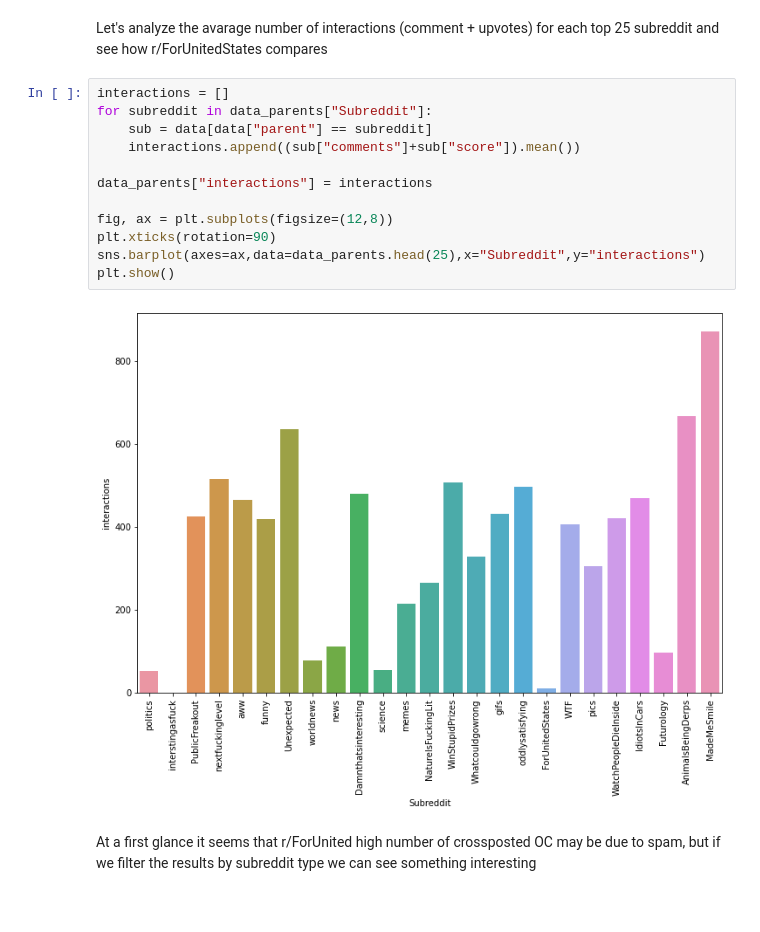
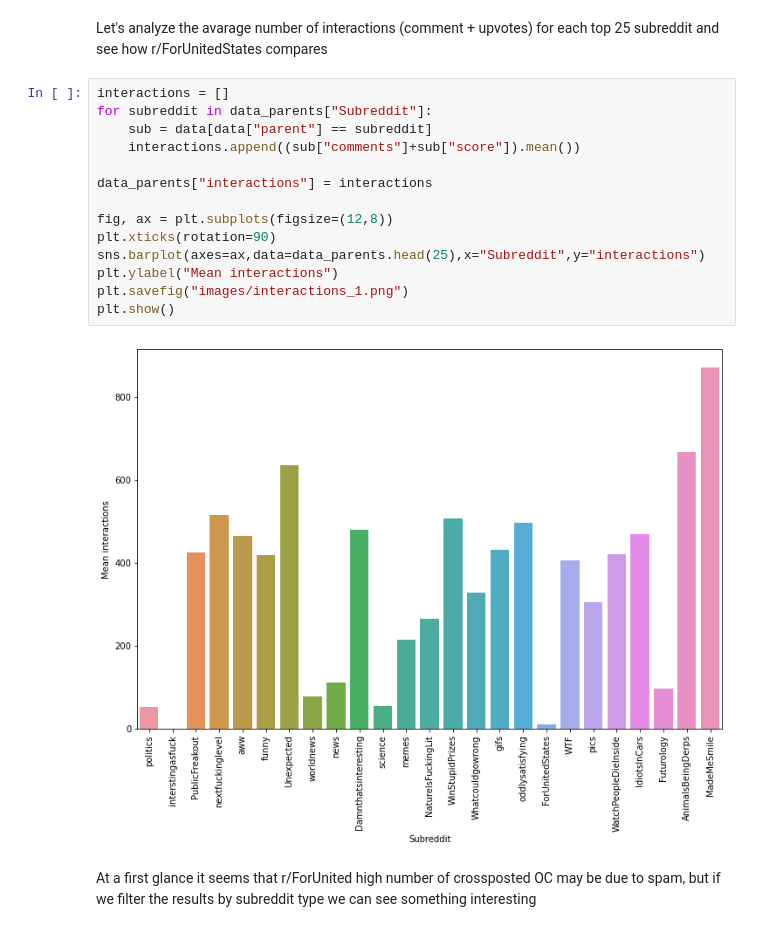
Before and after one commit to pspinaunipi/Project_Social_Network_Analysis, a Jupyter notebook: analize_data/Explore Data.ipynb, the cells around one changed output. Saved outputs shown, nothing was run; the diff lists cells and outputs as text.

```diff
--- a/analize_data/Explore Data.ipynb
+++ b/analize_data/Explore Data.ipynb
@@ -143,17 +144,19 @@ Let's analyze the avarage number of interactions (comment + upvotes) for each to
 # %%
 interactions = []
 for subreddit in data_parents["Subreddit"]:
     sub = data[data["parent"] == subreddit]
     interactions.append((sub["comments"]+sub["score"]).mean())
 
 data_parents["interactions"] = interactions
 
 fig, ax = plt.subplots(figsize=(12,8))
 plt.xticks(rotation=90)
 sns.barplot(axes=ax,data=data_parents.head(25),x="Subreddit",y="interactions")
+plt.ylabel("Mean interactions")
+plt.savefig("images/interactions_1.png")
 plt.show()
 # %% [output]
-[figure, old version]
+[figure, new version]
 # %% [markdown]
 At a first glance it seems that r/ForUnited high number of crossposted OC may be due to spam, but if we filter the results by subreddit type we can see something interesting
 # %%
```
Also changed, not shown: parts of 40 cells of this notebook, 2 other files.
